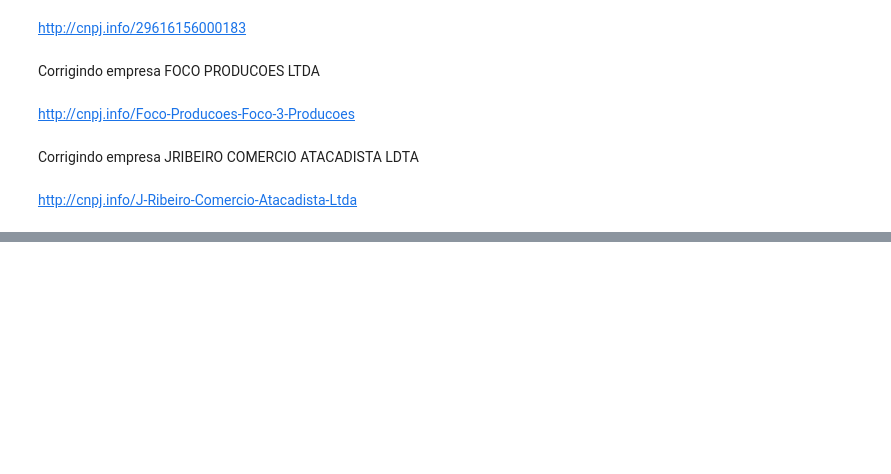
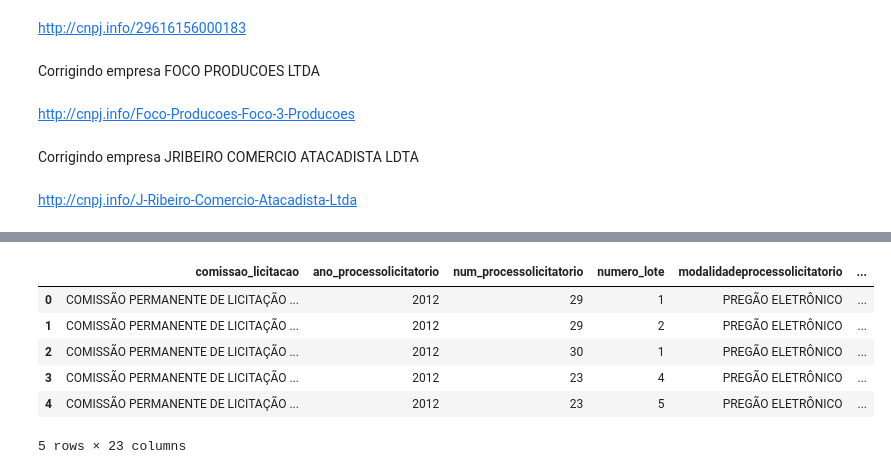
Before and after one commit to marciomilet/Dashboard-licitacoes, a Jupyter notebook: Licitações.ipynb, the cells around one changed output, grey strips where cells are left out. Saved outputs shown, nothing was run; the diff lists cells and outputs as text; code cells hidden in the pictures; blank space fills up the shorter version.

```diff
--- a/Licitações.ipynb
+++ b/Licitações.ipynb
@@ -354,0 +356,12 @@ Warning: Total number of columns (23) exceeds max_columns (20) limiting to first
+# %%
+label_encoder = LabelEncoder()
+df_encoded = base.copy()
+df_encoded.head()
+# %% [output]
+|  | comissao_licitacao | ano_processolicitatorio | num_processolicitatorio | numero_lote | modalidadeprocessolicitatorio | ... |
+| 0 | COMISSÃO PERMANENTE DE LICITAÇÃO ... | 2012 | 29 | 1 | PREGÃO ELETRÔNICO | ... |
+| 1 | COMISSÃO PERMANENTE DE LICITAÇÃO ... | 2012 | 29 | 2 | PREGÃO ELETRÔNICO | ... |
+| 2 | COMISSÃO PERMANENTE DE LICITAÇÃO ... | 2012 | 30 | 1 | PREGÃO ELETRÔNICO | ... |
+| 3 | COMISSÃO PERMANENTE DE LICITAÇÃO ... | 2012 | 23 | 4 | PREGÃO ELETRÔNICO | ... |
+| 4 | COMISSÃO PERMANENTE DE LICITAÇÃO ... | 2012 | 23 | 5 | PREGÃO ELETRÔNICO | ... |
+5 rows × 23 columns
```
Also changed, not shown: parts of 5 cells of this notebook.
